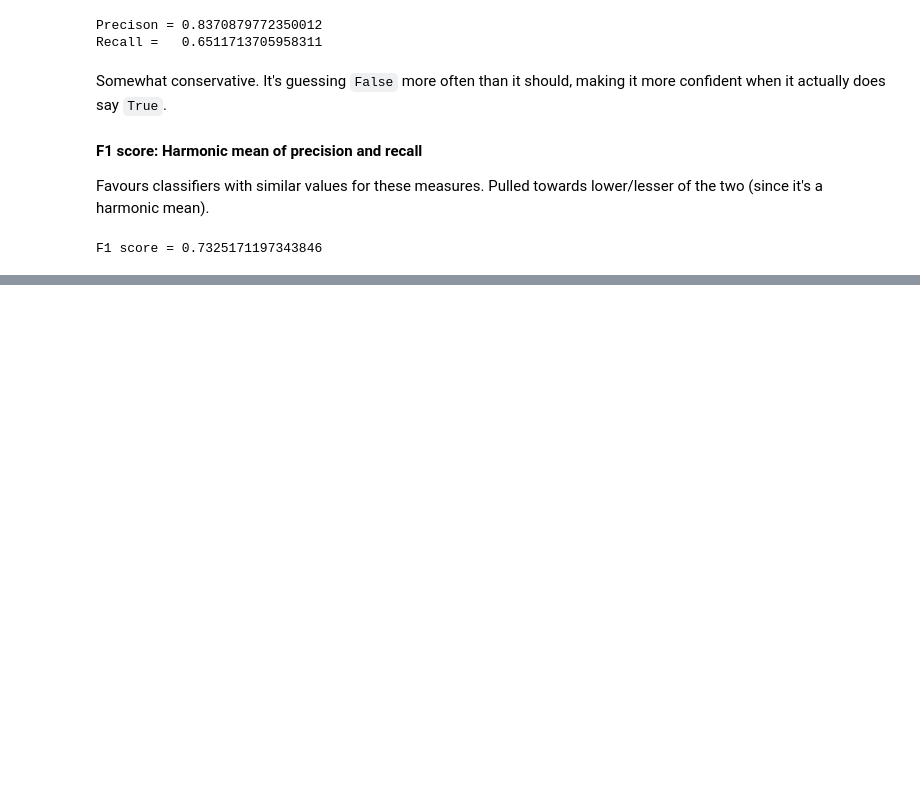
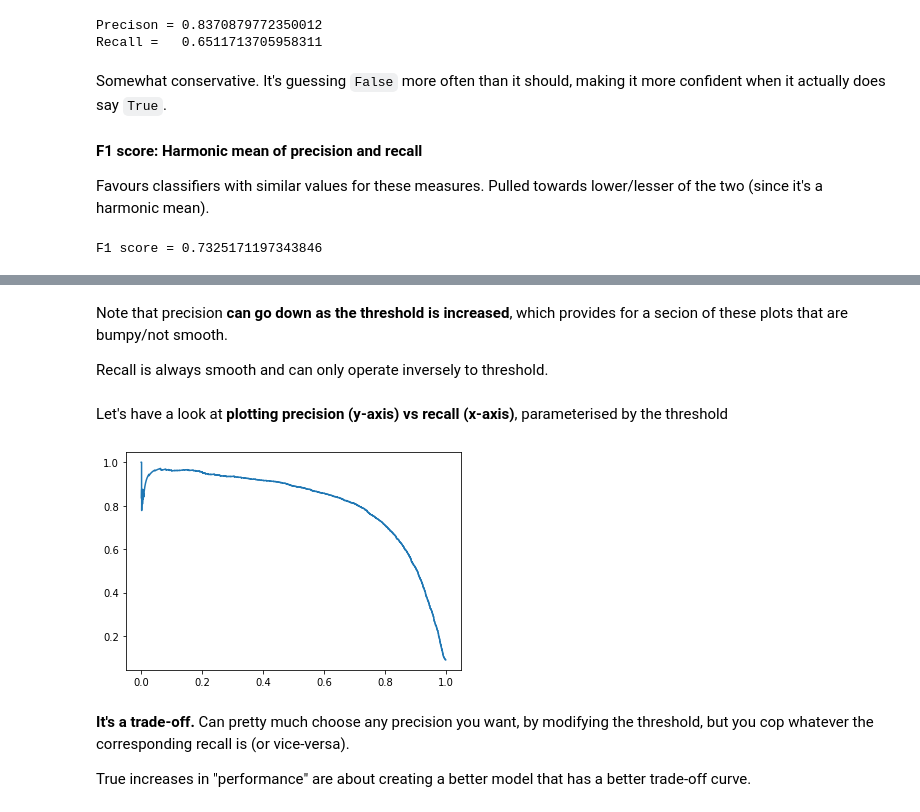
Before and after one commit to jarvisrob/hands-on-ml-book, a Jupyter notebook: Classification.ipynb, the cells around one changed output, grey strips where cells are left out. Saved outputs shown, nothing was run; the diff lists cells and outputs as text; code cells hidden in the pictures; blank space fills up the shorter version.

```diff
--- a/Classification.ipynb
+++ b/Classification.ipynb
@@ -174,0 +227,15 @@ F1 score = 0.7325171197343846
+# %% [markdown]
+Note that precision **can go down as the threshold is increased**, which provides for a secion of these plots that are bumpy/not smooth.
+
+Recall is always smooth and can only operate inversely to threshold.
+# %% [markdown]
+Let's have a look at **plotting precision (y-axis) vs recall (x-axis)**, parameterised by the threshold
+# %%
+plt.plot(recalls, precisions)
+plt.show()
+# %% [output]
+[figure, added]
+# %% [markdown]
+**It's a trade-off.** Can pretty much choose any precision you want, by modifying the threshold, but you cop whatever the corresponding recall is (or vice-versa).
+
+True increases in "performance" are about creating a better model that has a better trade-off curve.
```
Also changed, not shown: parts of 10 cells of this notebook.
